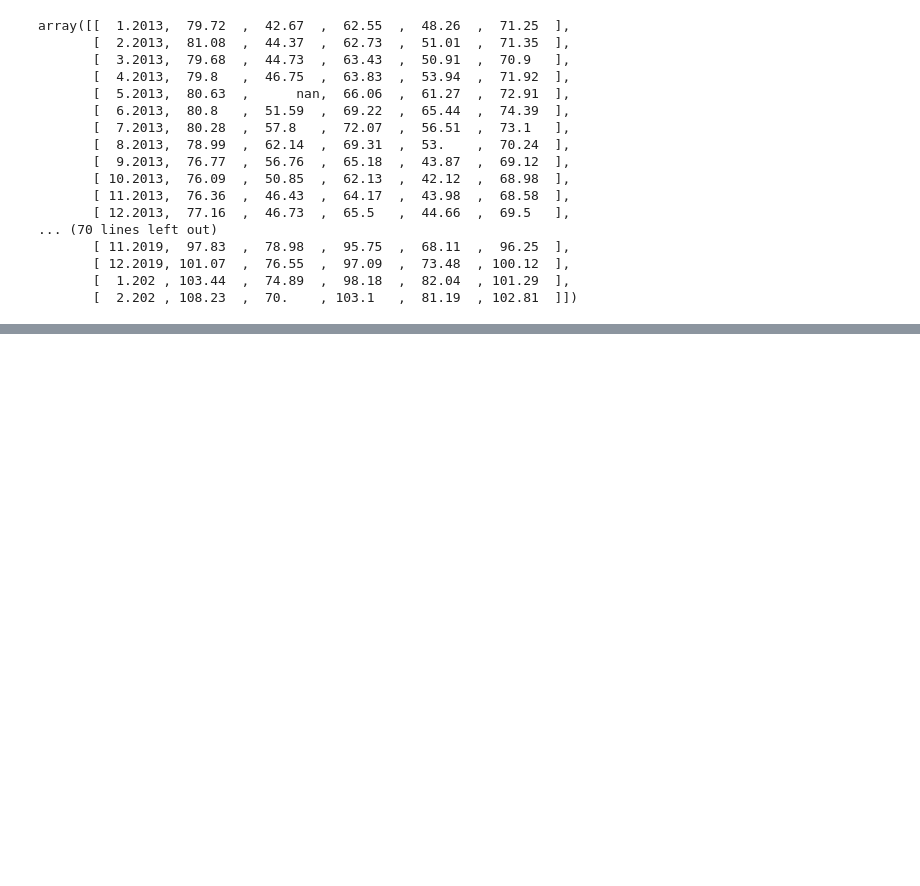
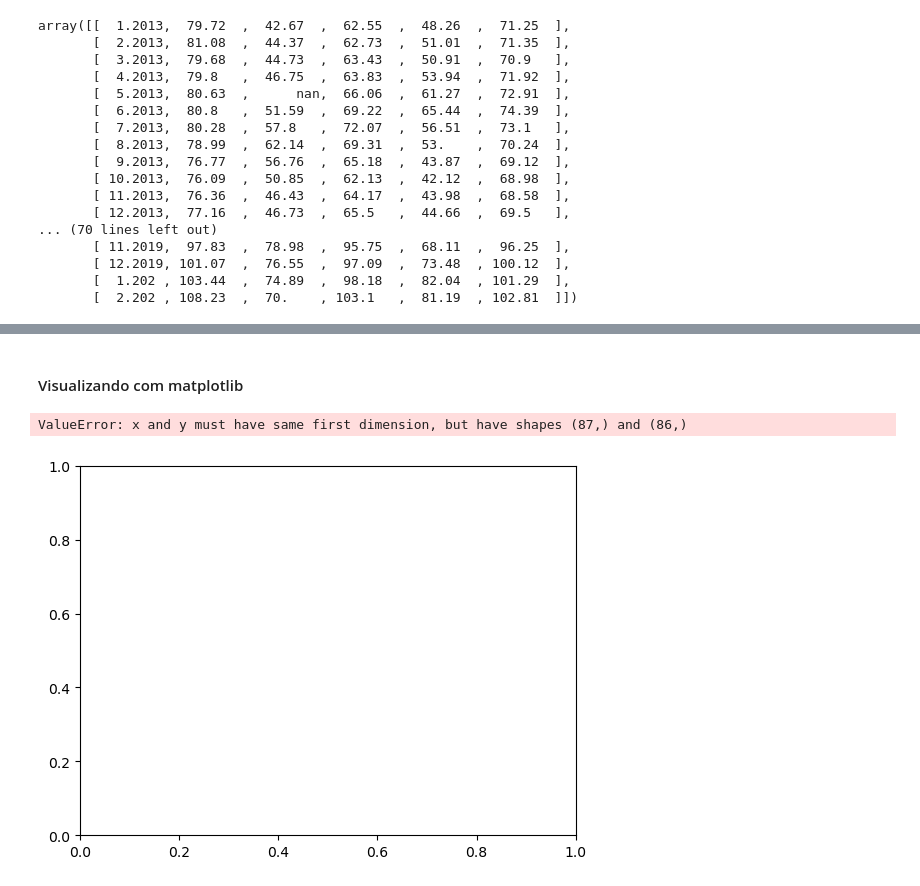
Before and after one commit to ThgMelo/NumPy, a Jupyter notebook: NumPy.ipynb, the cells around one changed output, grey strips where cells are left out. Saved outputs shown, nothing was run; the diff lists cells and outputs as text; code cells hidden in the pictures; blank space fills up the shorter version.

Commit message:
feat: Visualização e seleção

```diff
--- a/NumPy.ipynb
+++ b/NumPy.ipynb
@@ -145,0 +168,6 @@ array([[  1.2013,  79.72  ,  42.67  ,  62.55  ,  48.26  ,  71.25  ],
+# %%
+# Separando o array de preços
+precos = dado_transposto[:, 1:6]
+precos
+# %% [markdown]
+#### Visualizando com matplotlib
@@ -145,0 +176,7 @@ array([[  1.2013,  79.72  ,  42.67  ,  62.55  ,  48.26  ,  71.25  ],
+# %%
+datas = np.arange(1,88,1)
+# %%
+plt.plot(datas, precos[:,0])
+# %% [output]
+ValueError: x and y must have same first dimension, but have shapes (87,) and (86,)
+[figure, added]
```
Also changed, not shown: parts of 6 cells of this notebook.
